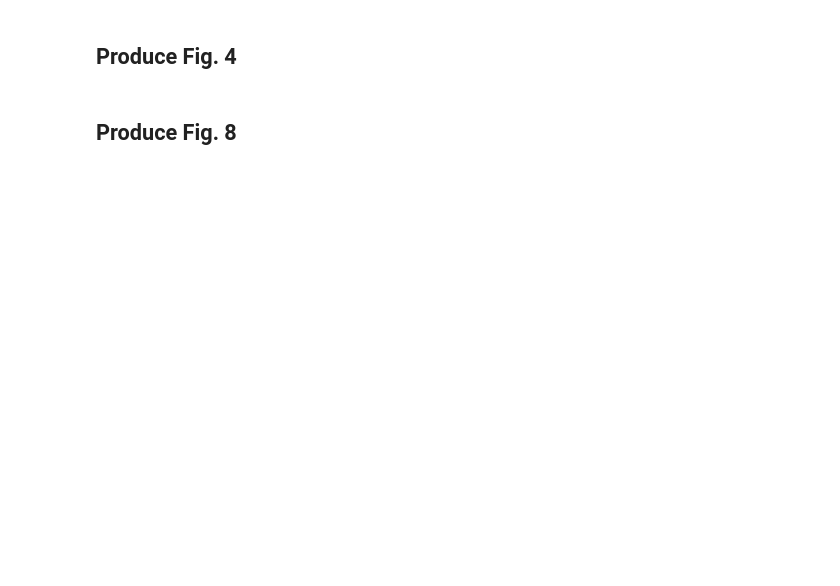
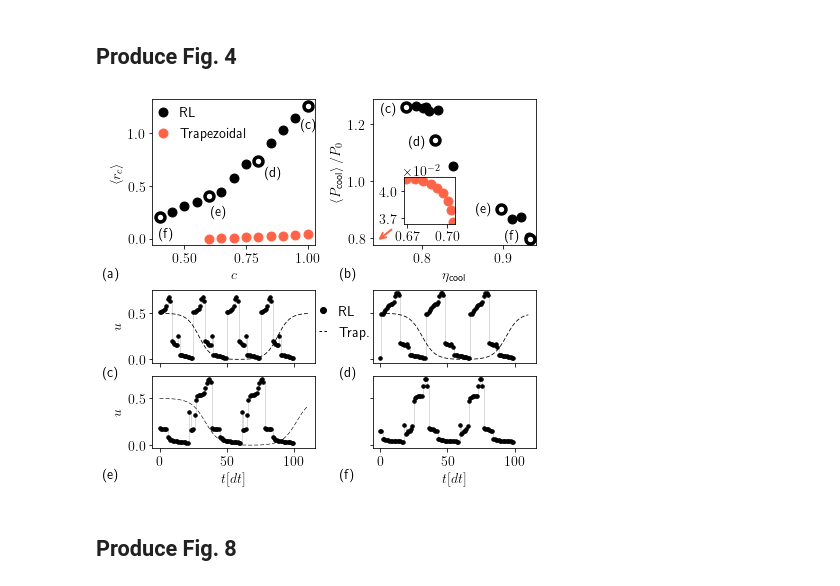
Before and after one commit to PaoloAE/paper_rl_blackbox_thermal_machines, a Jupyter notebook: jupyter_qubit_refrigerator/2_paper_plots.ipynb, the cells around one changed output. Cells and saved outputs as stored; diff of their text form; code cells hidden in the pictures; blank space fills up the shorter version.

```diff
--- a/jupyter_qubit_refrigerator/2_paper_plots.ipynb
+++ b/jupyter_qubit_refrigerator/2_paper_plots.ipynb
@@ -224,13 +226,13 @@ not_chosen_mask = np.logical_not(not_chosen_mask)
 figmerit_ax.scatter(rl_data[not_chosen_mask,quantity_ind["a"]], rl_data[not_chosen_mask,quantity_ind["h"]],
                     s=marker_size, marker="o", label="RL",c=custom_colors[0])
 figmerit_ax.scatter(otto_data[:,quantity_ind["a"]], otto_data[:,quantity_ind["h"]], s=marker_size,
-                    marker="o",label="Trap.",c="tomato")
+                    marker="o",label="Trapezoidal",c="tomato")
 for i in range(len(selected_cycle_cvals)):
     figmerit_ax.scatter(rl_data[chosen_masks[i,:],quantity_ind["a"]],rl_data[chosen_masks[i,:],quantity_ind["h"]],
                       s=marker_size, marker="o",c="white",linewidths=3.5, edgecolors=custom_colors[0])
 figmerit_ax.set_xlabel(r"$c$")
-figmerit_ax.set_ylabel(r"$\ev{F_{[\text{R}]}}$")
-figmerit_ax.legend()
+figmerit_ax.set_ylabel(r"$\ev{r_c}$")
+figmerit_ax.legend(framealpha=0., borderaxespad=0, handlelength=0.8)
 
 #Pareto front (panel b)
 pareto_ax.scatter(rl_data[not_chosen_mask,quantity_ind["eff"]],rl_data[not_chosen_mask,quantity_ind["pow"]],
@@ -238,8 +240,8 @@ pareto_ax.scatter(rl_data[not_chosen_mask,quantity_ind["eff"]],rl_data[not_chose
 for i in range(len(selected_cycle_cvals)):
     pareto_ax.scatter(rl_data[chosen_masks[i,:],quantity_ind["eff"]],rl_data[chosen_masks[i,:],quantity_ind["pow"]],
                       s=marker_size, marker="o",c="white",linewidths=3.5, edgecolors=custom_colors[0])
-pareto_ax.set_xlabel(r"$\eta_{[\text{R}]}$")
-pareto_ax.set_ylabel(r"$\ev{\mathcal{P}_{[\text{R}]}}$")
+pareto_ax.set_xlabel(r"$\eta_{\text{cool}}$")
+pareto_ax.set_ylabel(r"$\ev*{P_\text{cool}}/P_0$")
 pareto_ax.set_xlim([0.74, 0.94])
 pareto_ax.annotate('',xytext=(0.765,0.835),xycoords='data',xy=(0.745,0.79),textcoords='data',size=14,
                    arrowprops=dict(arrowstyle='->',linewidth=2.,color='tomato'))
@@ -279,33 +281,35 @@ plotting.plot_actions_on_axis(cycle_3_file, prot_3_ax, actions_to_plot=actions_t
                                 is_tri=False, k_notation=False, x_count_from_zero=True,
                                 linewidth = prot_linewidth, xlabel="$t[dt]$",hide_gray_vertical_line=False,
                                 hide_yaxis_label=True,line_style=actions_line_style)
 
 #legend
 fig.legend(rl_legend_lines,rl_legend_text,loc=rl_legend_location,fancybox=False, framealpha=0.,borderaxespad=0.,
                     ncol=1,handlelength=0.6, columnspacing=legend_column_spacing)
 
 #extra labels
 figmerit_ax.text(0.04,0.05, r"(f)", transform=figmerit_ax.transAxes)
 figmerit_ax.text(0.36,0.20, r"(e)", transform=figmerit_ax.transAxes)
 figmerit_ax.text(0.69,0.47, r"(d)", transform=figmerit_ax.transAxes)
 figmerit_ax.text(0.91,0.8, r"(c)", transform=figmerit_ax.transAxes)
 pareto_ax.text(0.81,0.04, r"(f)", transform=pareto_ax.transAxes)
 pareto_ax.text(0.632,0.22, r"(e)", transform=pareto_ax.transAxes)
 pareto_ax.text(0.22,0.68, r"(d)", transform=pareto_ax.transAxes)
 pareto_ax.text(0.05,0.91, r"(c)", transform=pareto_ax.transAxes)
 
 # panel numbering labels
 fig.text(-0.3,-0.22, r"(a)",transform=figmerit_ax.transAxes)
 fig.text(-0.2,-0.22, r"(b)",transform=pareto_ax.transAxes)
 fig.text(-0.3,-0.19, r"(c)",transform=prot_0_ax.transAxes)
 fig.text(-0.2,-0.19, r"(d)",transform=prot_1_ax.transAxes)
 fig.text(-0.3,-0.42, r"(e)",transform=prot_2_ax.transAxes)
 fig.text(-0.2,-0.42, r"(f)",transform=prot_3_ax.transAxes)
 
 #save figure
 plt.savefig(plot_file_name)
 #show
 plt.show()
+# %% [output]
+[figure, added]
 # %% [markdown]
 ## Produce Fig. 8
 # %%
```
Also changed, not shown: parts of 2 cells of this notebook, 5 other files.
